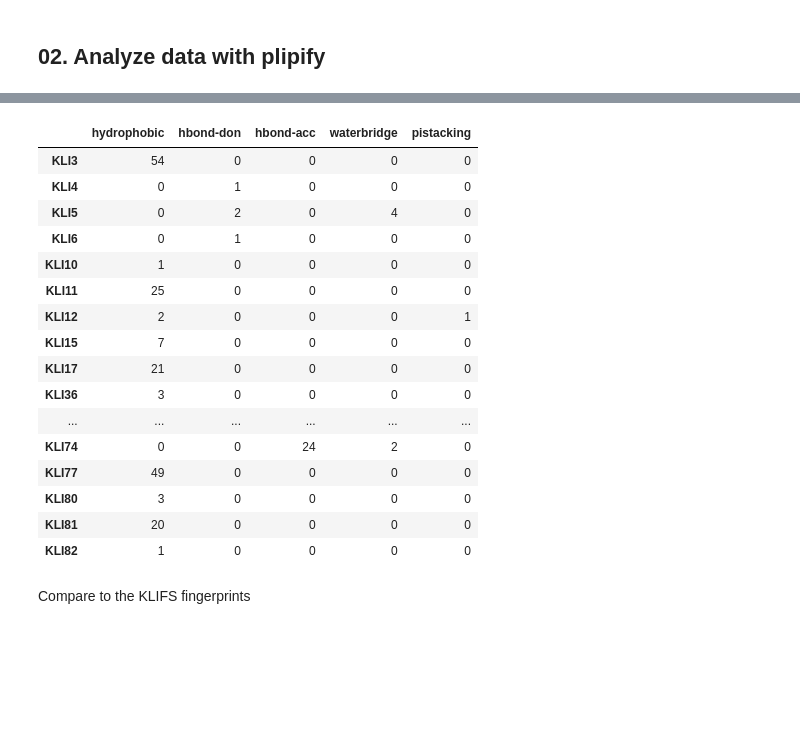
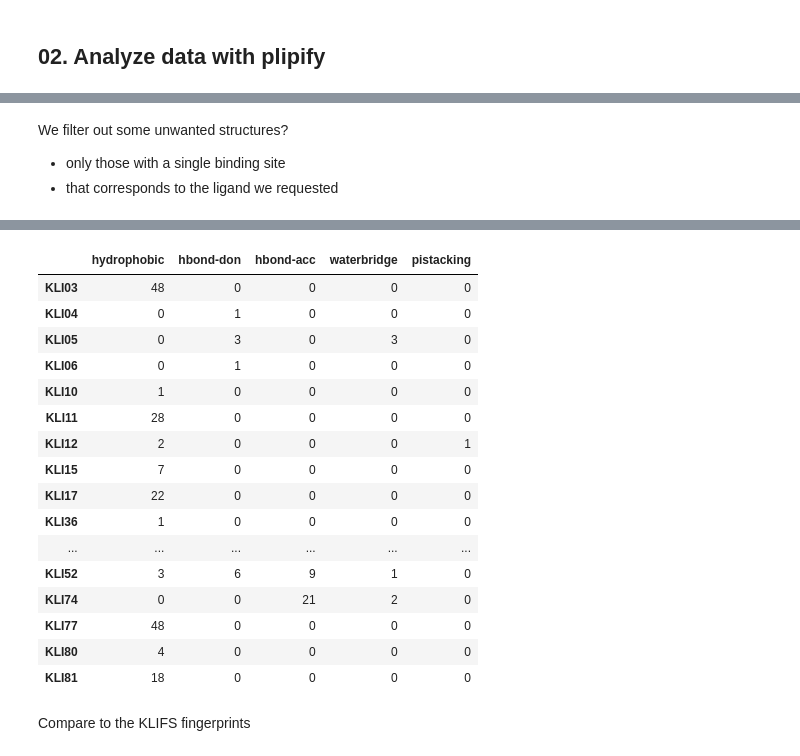
Before and after one commit to volkamerlab/plipify, a Jupyter notebook: projects/02/main.ipynb, the cells around one changed output, grey strips where cells are left out. Cells and saved outputs as stored; diff of their text form; code cells hidden in the pictures; blank space fills up the shorter version.

```diff
--- a/projects/02/main.ipynb
+++ b/projects/02/main.ipynb
@@ -124,2 +104,3 @@ if not list(DATA.glob("*")):  # if dir is empty, download
 # %%
 pdbs = sorted((DATA).glob("**/*.pdb"))
+klifsid2pdb = {int(pdb.parent.name): pdb for pdb in pdbs}
@@ -182,0 +125,9 @@ display(pockets[0])
+# %%
+pockets = {}
+for row in tqdm(structures_for_ligand.to_dict("records")):
+    kid = row["structure.klifs_id"]
+    pocket = klifs.pockets.by_structure_klifs_id(kid)
+    pocket["chain_id"] = row["structure.chain"]
+    pockets[kid] = pocket
+
+display(pocket)
@@ -205,4 +151,4 @@ reload(plipify.core)
 from plipify.core import Structure
 from plipify.fingerprints import InteractionFingerprint
 # %%
-structures = [Structure.from_pdbfile(str(path), ligand_identifier=LIGAND) for path in tqdm(pdbs)]
+structures = {kid: Structure.from_pdbfile(str(path), ligand_identifier=LIGAND) for kid, path in tqdm(klifsid2pdb.items())}
@@ -259,19 +167,29 @@ __TODO__: The alignment maps are not calculated correctly for these structures.
+# %% [markdown]
+We filter out some unwanted structures?
+
+- only those with a single binding site
+- that corresponds to the ligand we requested
 # %%
-klifs_mappings = []
-for p in picked_pockets:
-    mapping = {}
-    for index, kid, resid, chain_id in p[["residue.klifs_id", "residue.id", "chain_id"]].itertuples():
-        # This mapping key will be the LABEL of the fingerprint
-        mapping[f"KLI{kid}"] = {
-            # these keys must match signature in plipify.core.Structure.get_residue_by
-            "seq_index": int(resid) if resid != "_" else None,
-            "chain": chain_id,
-        }
-    klifs_mappings.append(mapping)
+picked_structures = []
+pocket_mappings = []
+for klifs_id in structures_for_ligand["structure.klifs_id"].tolist():
+    structure = structures[klifs_id]
+    pocket = pockets[klifs_id]
+    if len(structure.binding_sites) == 1 and structure.binding_sites[0].name.startswith(LIGAND):
+        picked_structures.append(structure)
+        mapping = {}
+        for _, klifs_resid, seq_resid, chain in pocket[["residue.klifs_id", "residue.id", "chain_id"]].itertuples():
+            # This mapping key will be the LABEL of the fingerprint
+            mapping[f"KLI{klifs_resid:02d}"] = {
+                # these keys must match signature in plipify.core.Structure.get_residue_by
+                "seq_index": int(seq_resid) if seq_resid != "_" else None,
+                "chain": chain,
+            }
+        pocket_mappings.append(mapping)
 # %%
 fp = InteractionFingerprint().calculate_fingerprint(
         picked_structures,
-        residue_indices=klifs_mappings,
+        residue_indices=pocket_mappings,
         labeled=True,
         as_dataframe=True,
         remove_non_interacting_residues=True,
@@ -289,20 +206,20 @@ fp.style.background_gradient(axis=None, cmap="YlGnBu")
 |  | hydrophobic | hbond-don | hbond-acc | waterbridge | pistacking |
-| KLI3 | 54 | 0 | 0 | 0 | 0 |
-| KLI4 | 0 | 1 | 0 | 0 | 0 |
-| KLI5 | 0 | 2 | 0 | 4 | 0 |
-| KLI6 | 0 | 1 | 0 | 0 | 0 |
+| KLI03 | 48 | 0 | 0 | 0 | 0 |
+| KLI04 | 0 | 1 | 0 | 0 | 0 |
+| KLI05 | 0 | 3 | 0 | 3 | 0 |
+| KLI06 | 0 | 1 | 0 | 0 | 0 |
 | KLI10 | 1 | 0 | 0 | 0 | 0 |
-| KLI11 | 25 | 0 | 0 | 0 | 0 |
+| KLI11 | 28 | 0 | 0 | 0 | 0 |
 | KLI12 | 2 | 0 | 0 | 0 | 1 |
 | KLI15 | 7 | 0 | 0 | 0 | 0 |
-| KLI17 | 21 | 0 | 0 | 0 | 0 |
-| KLI36 | 3 | 0 | 0 | 0 | 0 |
+| KLI17 | 22 | 0 | 0 | 0 | 0 |
+| KLI36 | 1 | 0 | 0 | 0 | 0 |
 | ... | ... | ... | ... | ... | ... |
-| KLI74 | 0 | 0 | 24 | 2 | 0 |
-| KLI77 | 49 | 0 | 0 | 0 | 0 |
-| KLI80 | 3 | 0 | 0 | 0 | 0 |
-| KLI81 | 20 | 0 | 0 | 0 | 0 |
-| KLI82 | 1 | 0 | 0 | 0 | 0 |
+| KLI52 | 3 | 6 | 9 | 1 | 0 |
+| KLI74 | 0 | 0 | 21 | 2 | 0 |
+| KLI77 | 48 | 0 | 0 | 0 | 0 |
+| KLI80 | 4 | 0 | 0 | 0 | 0 |
+| KLI81 | 18 | 0 | 0 | 0 | 0 |
 # %% [markdown]
 Compare to the KLIFS fingerprints
 # %%
```
Also changed, not shown: parts of 24 cells of this notebook.
